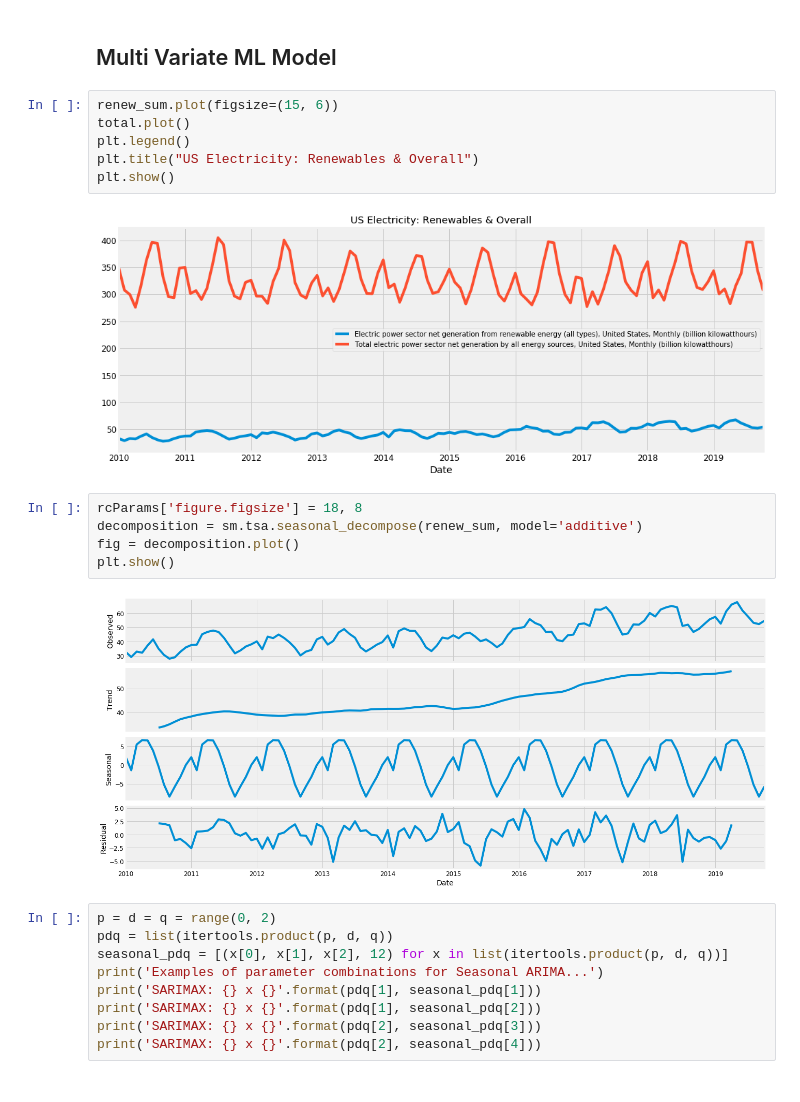
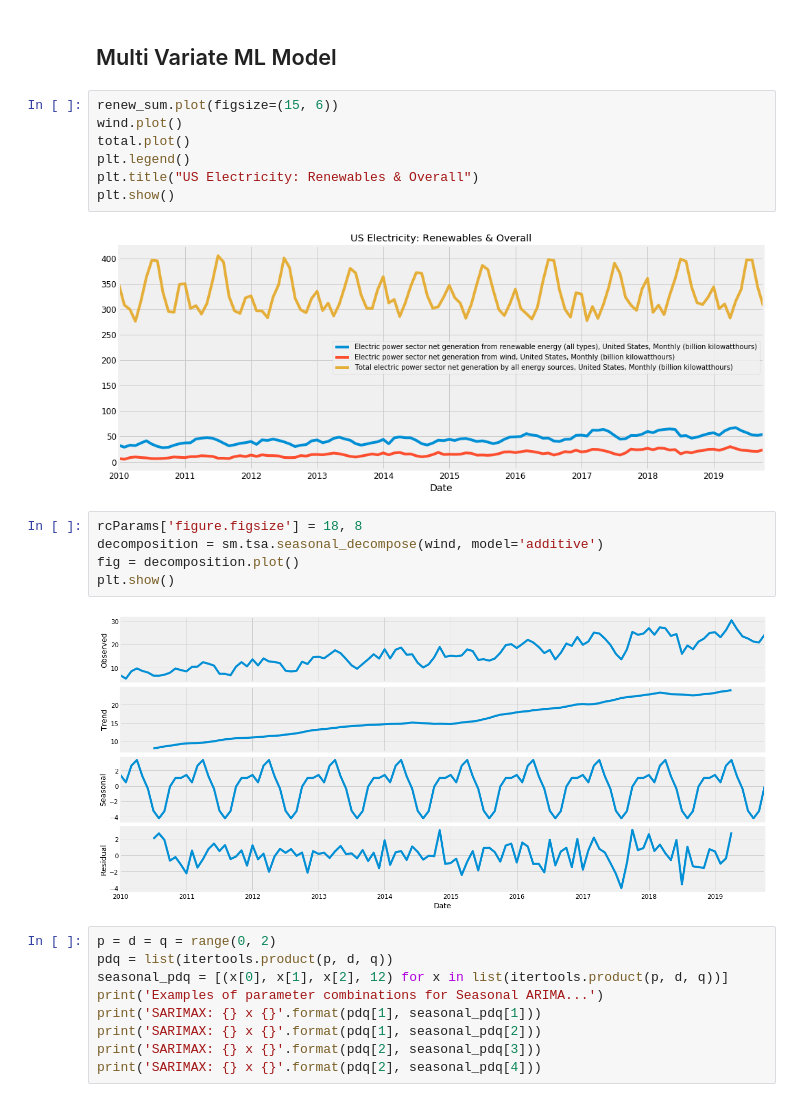
Before and after one commit to wtcarnes/Project-3-, a Jupyter notebook: static/Python/Analysis 4 - MultiVariate ML.ipynb, the cells around one changed output. Saved outputs shown, nothing was run; the diff lists cells and outputs as text.

```diff
--- a/static/Python/Analysis 4 - MultiVariate ML.ipynb
+++ b/static/Python/Analysis 4 - MultiVariate ML.ipynb
@@ -150,19 +152,20 @@ MA.plot()
 ## Multi Variate ML Model
 # %%
 renew_sum.plot(figsize=(15, 6))
+wind.plot()
 total.plot()
 plt.legend()
 plt.title("US Electricity: Renewables & Overall")
 plt.show()
 # %% [output]
-[figure, old version]
+[figure, new version]
 # %%
 rcParams['figure.figsize'] = 18, 8
-decomposition = sm.tsa.seasonal_decompose(renew_sum, model='additive')
+decomposition = sm.tsa.seasonal_decompose(wind, model='additive')
 fig = decomposition.plot()
 plt.show()
 # %% [output]
-[figure, old version]
+[figure, new version]
 # %%
 p = d = q = range(0, 2)
 pdq = list(itertools.product(p, d, q))
```
Also changed, not shown: parts of 20 cells of this notebook.
